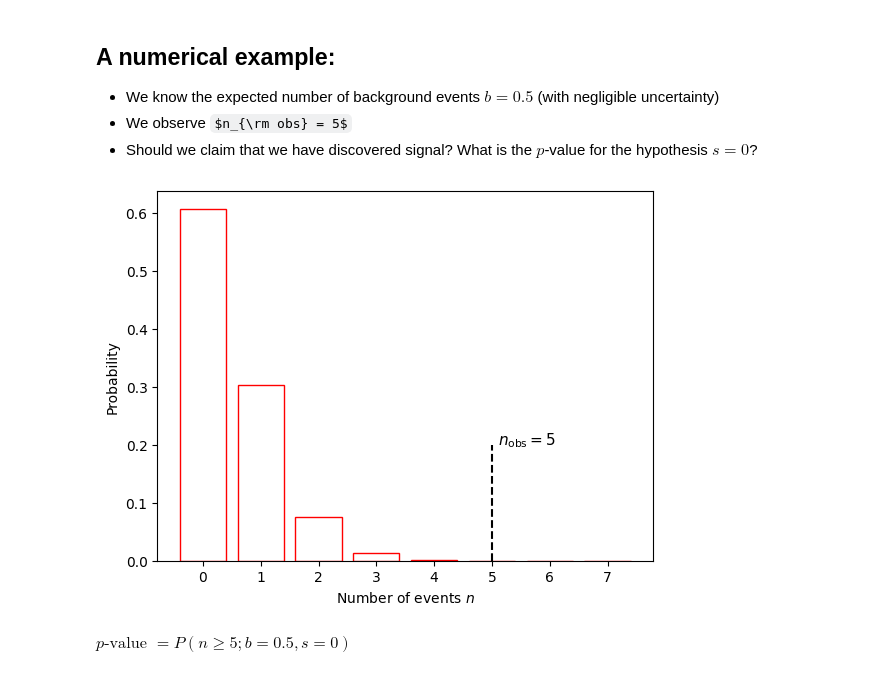
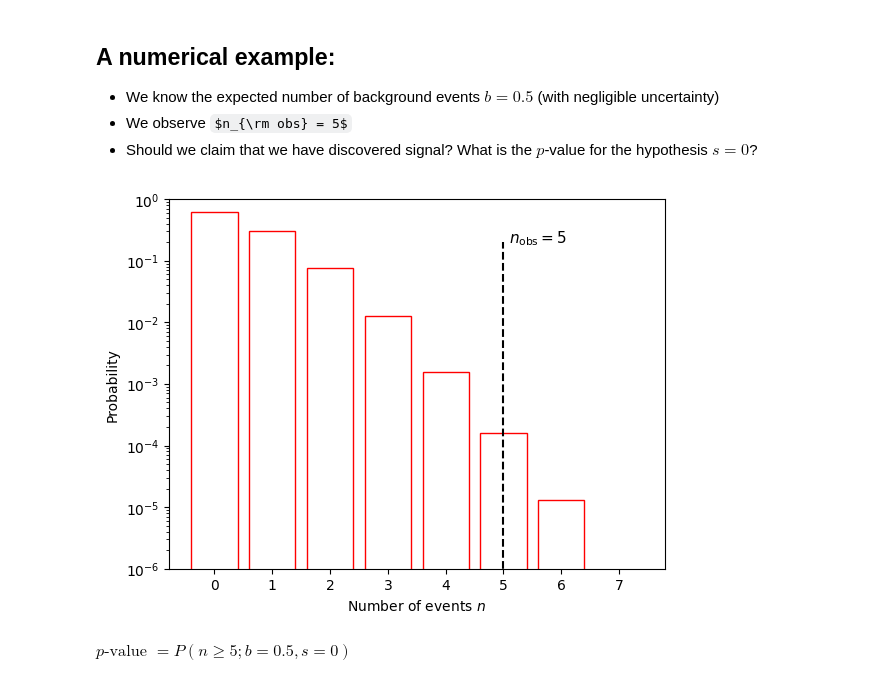
Before and after one commit to ABoldetti/statistics_and_ML, a Jupyter notebook: W2/Week2_CountingExperiment.ipynb, the cells around one changed output. Drawn from its saved outputs; the diff is of its cells as text; code cells hidden in the pictures; some formulas as TeX source.

```diff
--- a/W2/Week2_CountingExperiment.ipynb
+++ b/W2/Week2_CountingExperiment.ipynb
@@ -19,25 +19,27 @@ $$ P(n \mid s, b)=\frac{(s+b)^n}{n!} e^{-(s+b)} $$
 # %%
 import scipy.stats as stats
 import numpy as np
 import matplotlib.pyplot as plt
 
 # define the model
 b, s = 0.5, 0
 model = stats.poisson(mu = b+s)
 
 # plot the model
 k_poisson = np.arange(0, 8)
-pmf_poisson = model.pmf(k_poisson)
+pmf_poisson = model.pmf(k_poisson) # discrete pdf
 plt.bar(k_poisson, pmf_poisson, color='none', edgecolor='red')
 plt.xlabel('Number of events $n$')
 plt.ylabel('Probability')
 
 plt.vlines(5, 0, 0.2, color='k', linestyle='--')
 plt.text(5.1, 0.2, r'$n_{\rm obs}=5$', fontsize=11)
+plt.ylim(1e-6 , 1)
+plt.yscale('log')
 plt.show()
 #@title { vertical-output: true}
 # %% [output]
-[figure, old version]
+[figure, new version]
 # %% [markdown]
 $p \text{-value }  =P\left(n \geq 5 ; b=0.5, s=0\right)$
 # %%
```
Also changed, not shown: parts of 2 cells of this notebook, 2 other files.
